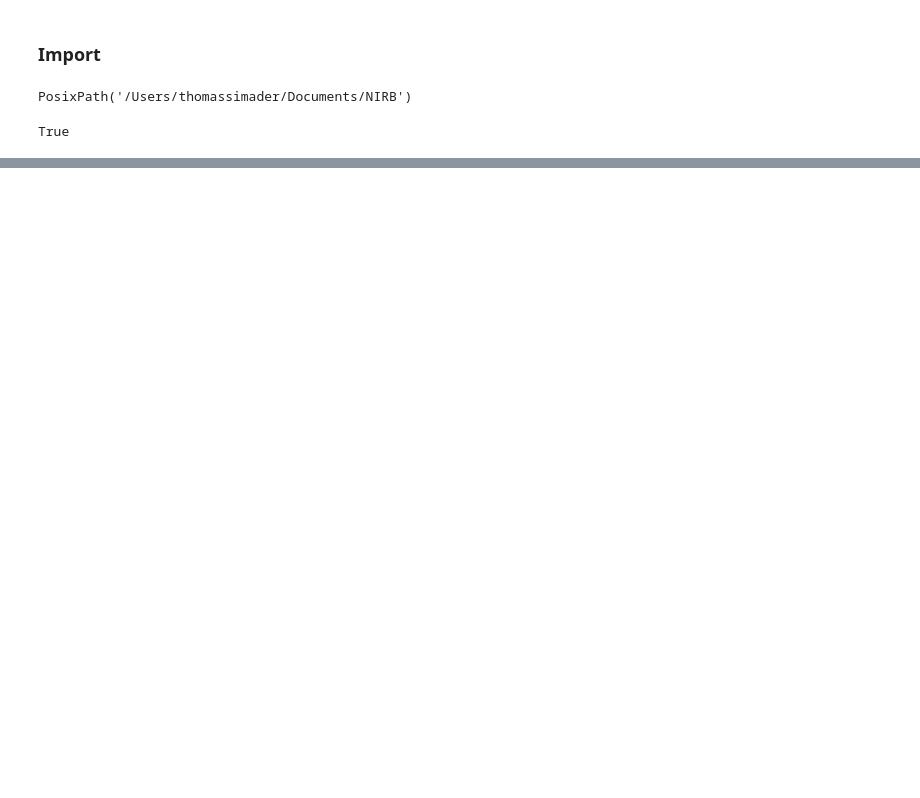
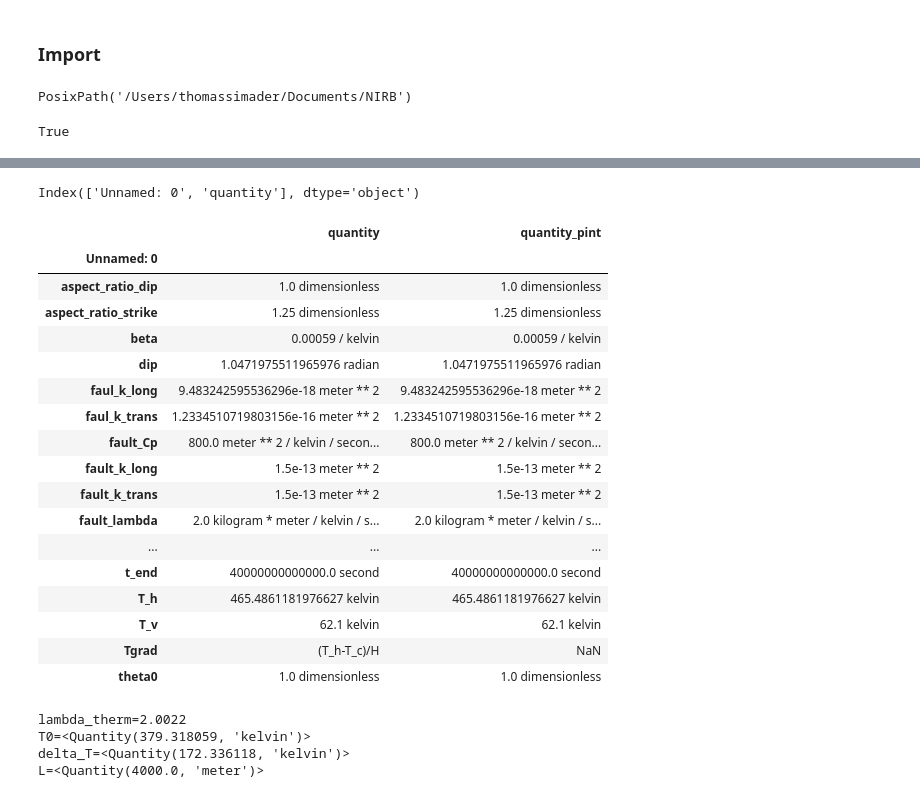
Before and after one commit to sito115/NIRB_FaultConvection, a Jupyter notebook: Surrogate_NIRB/C_quality_check_plots.ipynb, the cells around one changed output, grey strips where cells are left out. Saved outputs shown, nothing was run; the diff lists cells and outputs as text; code cells hidden in the pictures; blank space fills up the shorter version.

```diff
--- a/Surrogate_NIRB/C_quality_check_plots.ipynb
+++ b/Surrogate_NIRB/C_quality_check_plots.ipynb
@@ -17,5 +24,5 @@ from ComsolClasses.comsol_classes import COMSOL_VTU
 # %%
-import_folder = ROOT / "Snapshots" / "01" / "Exports"
+import_folder = ROOT / "Snapshots" / VERSION
 import_folder.exists()
 # %% [output]
 True
@@ -80,0 +94,4 @@ fig.show()
+# %%
+param_folder = import_folder / "Exports"
+param_files = sorted([path for path in param_folder.rglob(f"{DATA_TYPE}*.csv")])
+param_files
@@ -80,0 +119,7 @@ fig.show()
+# %%
+ureg = pint.UnitRegistry()
+# ureg.define('@alias degC = degree_Celsius')
+ureg.define('@alias degC = degree_Celsius')
+# ureg.define("degree_Celsius = degC = degC")
+# ureg.define('degree_Celsius = kelvin - 273.15')
+"degree_Celsius" in ureg
@@ -80,0 +129,42 @@ fig.show()
+# %%
+df = pd.read_csv(param_files[0], index_col = 0)
+df.columns
+# %% [output]
+Index(['Unnamed: 0', 'quantity'], dtype='object')
+# %%
+df['quantity_pint'] = df[df.columns[-1]].apply(lambda x : safe_parse_quantity(x, ureg))
+df
+# %% [output]
+|  | quantity | quantity_pint |
+| Unnamed: 0 |  |  |
+| aspect_ratio_dip | 1.0 dimensionless | 1.0 dimensionless |
+| aspect_ratio_strike | 1.25 dimensionless | 1.25 dimensionless |
+| beta | 0.00059 / kelvin | 0.00059 / kelvin |
+| dip | 1.0471975511965976 radian | 1.0471975511965976 radian |
+| faul_k_long | 9.483242595536296e-18 meter ** 2 | 9.483242595536296e-18 meter ** 2 |
+| faul_k_trans | 1.2334510719803156e-16 meter ** 2 | 1.2334510719803156e-16 meter ** 2 |
+| fault_Cp | 800.0 meter ** 2 / kelvin / secon... | 800.0 meter ** 2 / kelvin / secon... |
+| fault_k_long | 1.5e-13 meter ** 2 | 1.5e-13 meter ** 2 |
+| fault_k_trans | 1.5e-13 meter ** 2 | 1.5e-13 meter ** 2 |
+| fault_lambda | 2.0 kilogram * meter / kelvin / s... | 2.0 kilogram * meter / kelvin / s... |
+| ... | ... | ... |
+| t_end | 40000000000000.0 second | 40000000000000.0 second |
+| T_h | 465.4861181976627 kelvin | 465.4861181976627 kelvin |
+| T_v | 62.1 kelvin | 62.1 kelvin |
+| Tgrad | (T_h-T_c)/H | NaN |
+| theta0 | 1.0 dimensionless | 1.0 dimensionless |
+# %%
+lambda_therm = (1 - df.loc['host_phi', "quantity_pint"]).magnitude * df.loc['host_lambda', "quantity_pint"].magnitude + \
+                df.loc['host_phi', "quantity_pint"].magnitude * (4.2)
+T0 = 0.5 * (df.loc["T_h", "quantity_pint"] + (20 + 273.15) * ureg.kelvin)
+delta_T = (df.loc['T_h', "quantity_pint"] - (20 + 273.15) * ureg.kelvin)
+L = df.loc["H", "quantity_pint"]
+print(f"{lambda_therm=}")
+print(f"{T0=}")
+print(f"{delta_T=}")
+print(f"{L=}")
+# %% [output]
+lambda_therm=2.0022
+T0=<Quantity(379.318059, 'kelvin')>
+delta_T=<Quantity(172.336118, 'kelvin')>
+L=<Quantity(4000.0, 'meter')>
```
Also changed, not shown: parts of 17 cells of this notebook.
